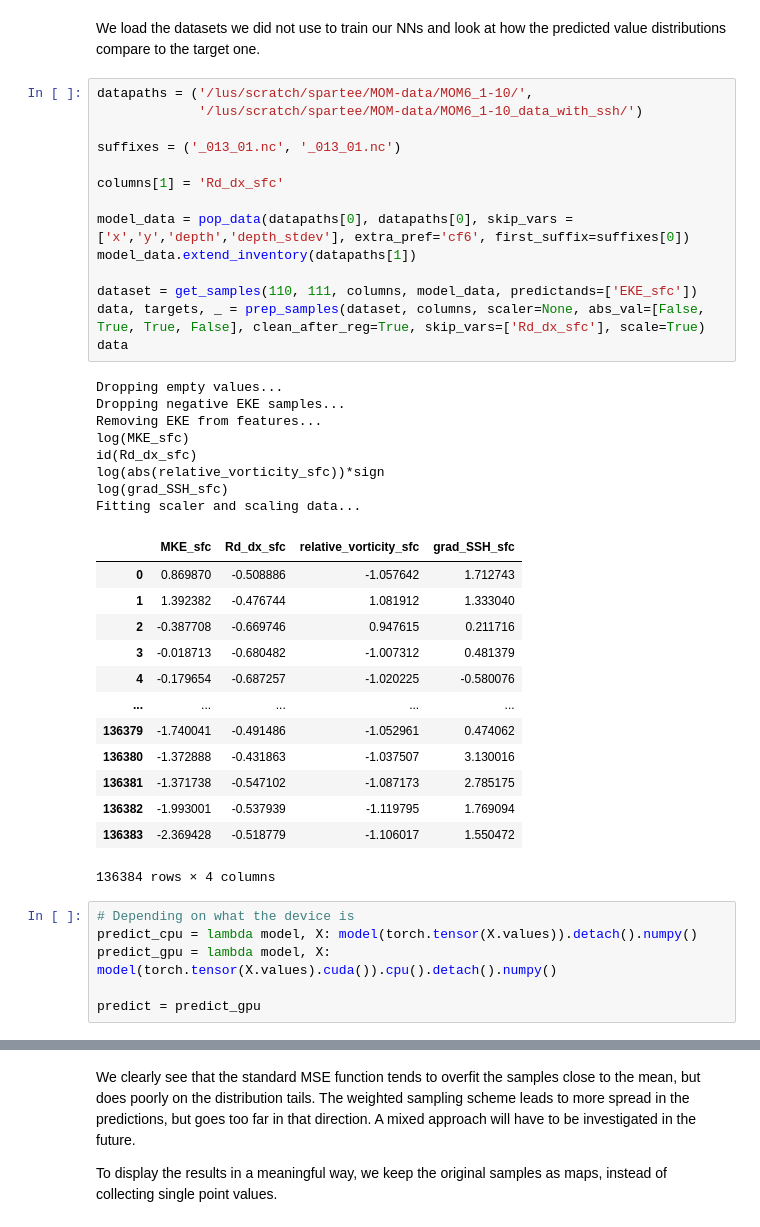
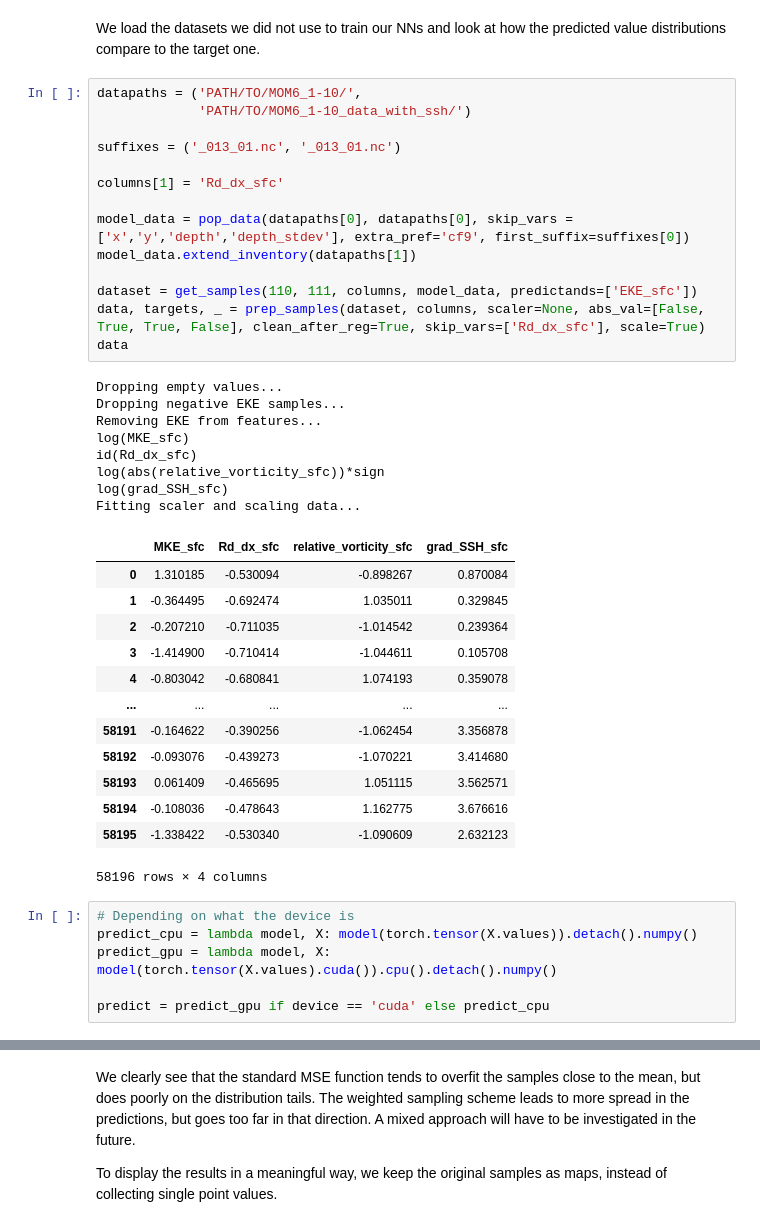
Before and after one commit to CrayLabs/NCAR_ML_EKE, a Jupyter notebook: notebooks/train_and_validate.ipynb, the cells around one changed output, grey strips where cells are left out. Drawn from its saved outputs; the diff is of its cells as text.

```diff
--- a/notebooks/train_and_validate.ipynb
+++ b/notebooks/train_and_validate.ipynb
@@ -241,47 +242,47 @@ grad_SSH_sfc: avg=-16.139589309692383, std=1.1872520446777344
 # %% [markdown]
 We load the datasets we did not use to train our NNs and look at how the predicted value distributions compare to the target one.
 # %%
-datapaths = ('/lus/scratch/spartee/MOM-data/MOM6_1-10/',
-             '/lus/scratch/spartee/MOM-data/MOM6_1-10_data_with_ssh/')
+datapaths = ('PATH/TO/MOM6_1-10/',
+             'PATH/TO/MOM6_1-10_data_with_ssh/')
 
 suffixes = ('_013_01.nc', '_013_01.nc')
 
 columns[1] = 'Rd_dx_sfc'
 
-model_data = pop_data(datapaths[0], datapaths[0], skip_vars = ['x','y','depth','depth_stdev'], extra_pref='cf6', first_suffix=suffixes[0])
+model_data = pop_data(datapaths[0], datapaths[0], skip_vars = ['x','y','depth','depth_stdev'], extra_pref='cf9', first_suffix=suffixes[0])
 model_data.extend_inventory(datapaths[1])
 
 dataset = get_samples(110, 111, columns, model_data, predictands=['EKE_sfc'])
 data, targets, _ = prep_samples(dataset, columns, scaler=None, abs_val=[False, True, True, False], clean_after_reg=True, skip_vars=['Rd_dx_sfc'], scale=True)
 data
 # %% [output]
 Dropping empty values...
 Dropping negative EKE samples...
 Removing EKE from features...
 log(MKE_sfc)
 id(Rd_dx_sfc)
 log(abs(relative_vorticity_sfc))*sign
 log(grad_SSH_sfc)
 Fitting scaler and scaling data...
 |  | MKE_sfc | Rd_dx_sfc | relative_vorticity_sfc | grad_SSH_sfc |
-| 0 | 0.869870 | -0.508886 | -1.057642 | 1.712743 |
-| 1 | 1.392382 | -0.476744 | 1.081912 | 1.333040 |
-| 2 | -0.387708 | -0.669746 | 0.947615 | 0.211716 |
-| 3 | -0.018713 | -0.680482 | -1.007312 | 0.481379 |
-| 4 | -0.179654 | -0.687257 | -1.020225 | -0.580076 |
+| 0 | 1.310185 | -0.530094 | -0.898267 | 0.870084 |
+| 1 | -0.364495 | -0.692474 | 1.035011 | 0.329845 |
+| 2 | -0.207210 | -0.711035 | -1.014542 | 0.239364 |
+| 3 | -1.414900 | -0.710414 | -1.044611 | 0.105708 |
+| 4 | -0.803042 | -0.680841 | 1.074193 | 0.359078 |
 | ... | ... | ... | ... | ... |
-| 136379 | -1.740041 | -0.491486 | -1.052961 | 0.474062 |
-| 136380 | -1.372888 | -0.431863 | -1.037507 | 3.130016 |
-| 136381 | -1.371738 | -0.547102 | -1.087173 | 2.785175 |
-| 136382 | -1.993001 | -0.537939 | -1.119795 | 1.769094 |
-| 136383 | -2.369428 | -0.518779 | -1.106017 | 1.550472 |
+| 58191 | -0.164622 | -0.390256 | -1.062454 | 3.356878 |
+| 58192 | -0.093076 | -0.439273 | -1.070221 | 3.414680 |
+| 58193 | 0.061409 | -0.465695 | 1.051115 | 3.562571 |
+| 58194 | -0.108036 | -0.478643 | 1.162775 | 3.676616 |
+| 58195 | -1.338422 | -0.530340 | -1.090609 | 2.632123 |
-136384 rows × 4 columns
+58196 rows × 4 columns
 # %%
 # Depending on what the device is
 predict_cpu = lambda model, X: model(torch.tensor(X.values)).detach().numpy()
 predict_gpu = lambda model, X: model(torch.tensor(X.values).cuda()).cpu().detach().numpy()
 
-predict = predict_gpu
+predict = predict_gpu if device == 'cuda' else predict_cpu
 # %%
 # make some predictions
 preds_mse = predict(model_mse, data)
```
Also changed, not shown: parts of 11 cells of this notebook, 21 other files.
